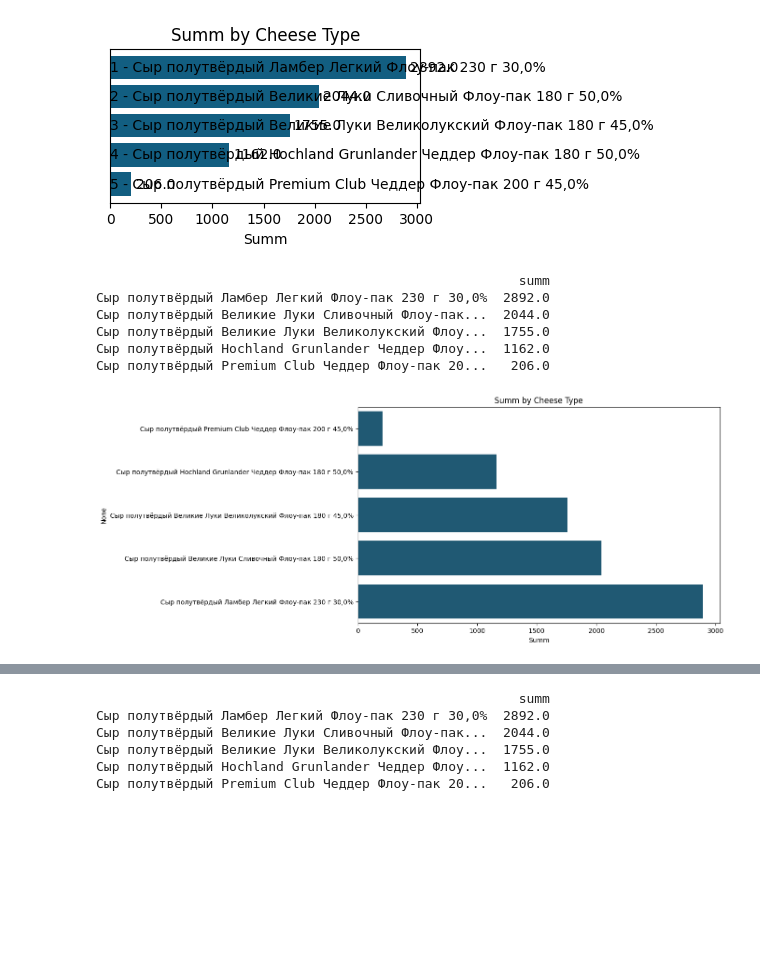
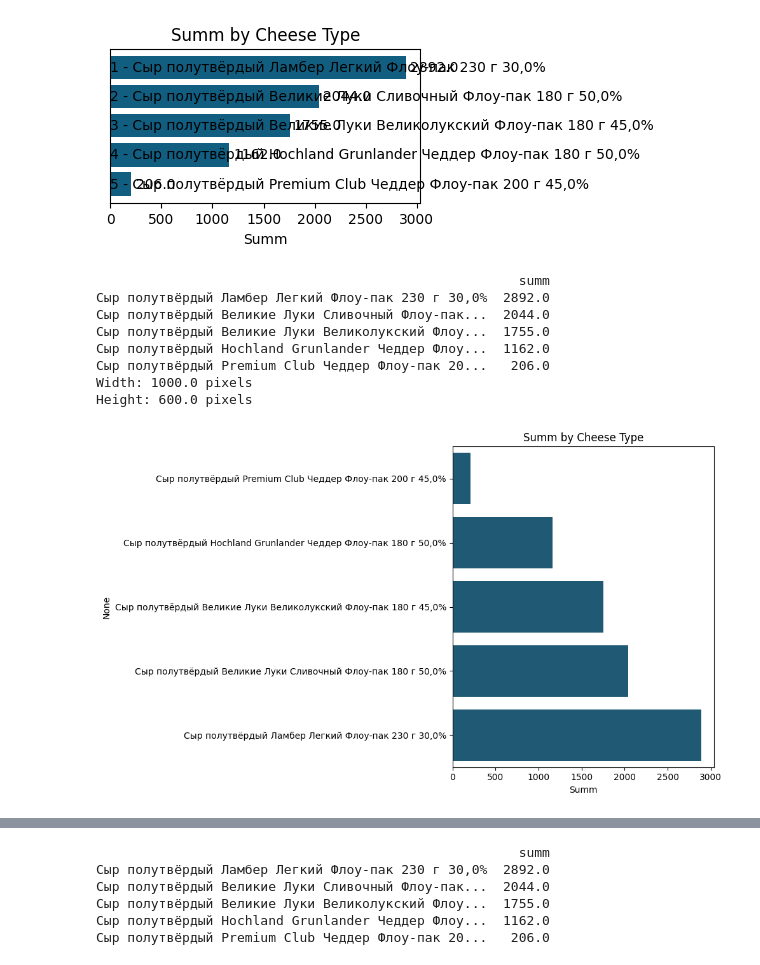
Before and after one commit to budennovsk/Pandas, a Jupyter notebook: reportlab.ipynb, the cells around one changed output, grey strips where cells are left out. Saved outputs shown, nothing was run; the diff lists cells and outputs as text; code cells hidden in the pictures; blank space fills up the shorter version.

```diff
--- a/reportlab.ipynb
+++ b/reportlab.ipynb
@@ -4132,31 +4230,41 @@ index = [
 
 # Создание DataFrame
 df = pd.DataFrame(data, index=index)
 
 # Добавление колонки 'summ' с суммой по каждому индексу
 df['summ'] = df.sum(axis=1)
 
 # Создание нового DataFrame только с индексами и колонкой 'summ'
 df_summ = df[['summ']]
 
 # Вывод DataFrame
 print(df_summ)
 
 # Построение инвертированной горизонтальной гистограммы с использованием seaborn
 fig, ax = plt.subplots(figsize=(10, 6))
 sns.barplot(x=df_summ['summ'], y=df_summ.index, orient='h', color='#125E81', ax=ax)
 ax.invert_yaxis()  # Инвертируем ось y для отображения сверху вниз
 ax.set_xlabel('Summ')
 ax.set_title('Summ by Cheese Type')
+plt.tight_layout()
+dpi = fig.get_dpi()
+width_inches, height_inches = fig.get_size_inches()
+width_pixels = width_inches * dpi
+height_pixels = height_inches * dpi
+
+print(f"Width: {width_pixels} pixels")
+print(f"Height: {height_pixels} pixels")
 
 
 # Отображение гистограммы
 plt.show()
 # %% [output]
                                                       summ
 Сыр полутвёрдый Ламбер Легкий Флоу-пак 230 г 30,0%  2892.0
 Сыр полутвёрдый Великие Луки Сливочный Флоу-пак...  2044.0
 Сыр полутвёрдый Великие Луки Великолукский Флоу...  1755.0
 Сыр полутвёрдый Hochland Grunlander Чеддер Флоу...  1162.0
 Сыр полутвёрдый Premium Club Чеддер Флоу-пак 20...   206.0
+Width: 1000.0 pixels
+Height: 600.0 pixels
-[figure, old version]
+[figure, new version]
```
Also changed, not shown: parts of 6 cells of this notebook.
